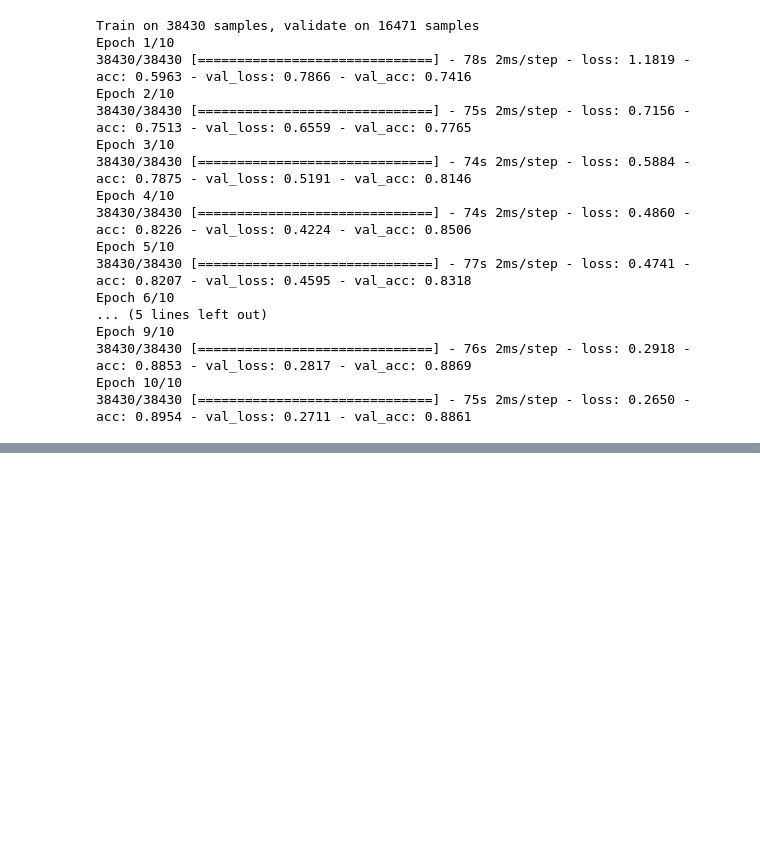
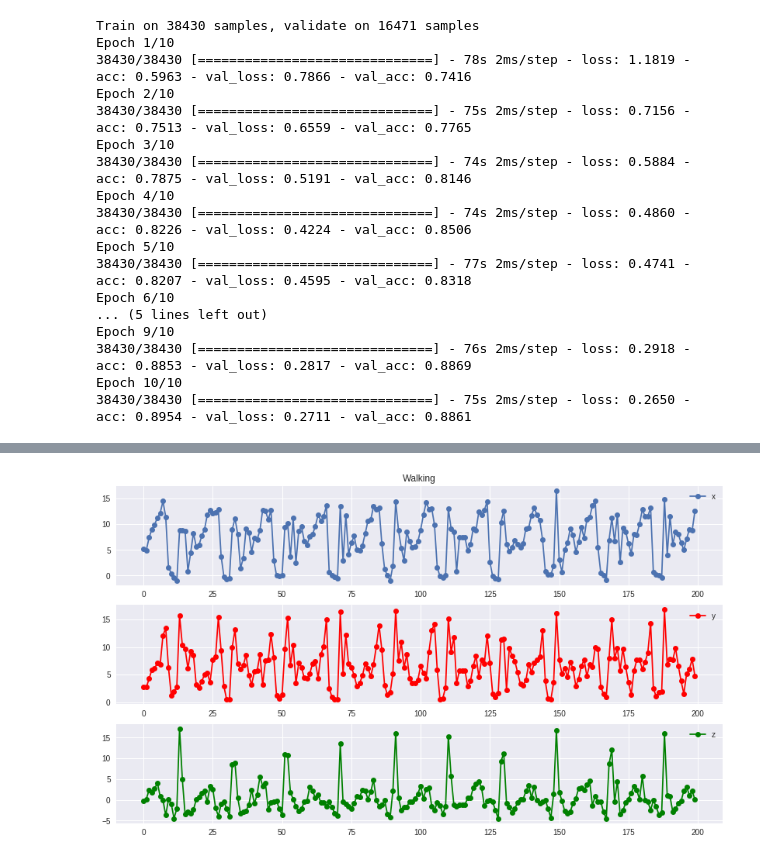
Before and after one commit to yoooni6/DL_keras_study2018, a Jupyter notebook: 2018_12_16/2018_12_16_HW_HAR_Classification.ipynb, the cells around one changed output, grey strips where cells are left out. Saved outputs shown, nothing was run; the diff lists cells and outputs as text; code cells hidden in the pictures; blank space fills up the shorter version.

```diff
--- a/2018_12_16/2018_12_16_HW_HAR_Classification.ipynb
+++ b/2018_12_16/2018_12_16_HW_HAR_Classification.ipynb
@@ -301,0 +325,31 @@ Epoch 10/10
+# %%
+data_gen = TimeseriesGenerator(np.array(new_df[['x-axis', 'y-axis', 'z-axis']]), np.repeat(0, len(new_df)),
+                               length=200, sampling_rate=1,
+                               stride = 20, batch_size = len(labels2))
+# %%
+x_all = data_gen[0][0]
+# %%
+y_all = np.asarray(pd.get_dummies(labels2), dtype = np.float32)
+# %%
+# train, test 로 데이터 나누기
+X_train, X_test, y_train, y_test = train_test_split(x_all, y_all, test_size=0.3, random_state=42)
+# %%
+idx = 0
+
+plt.figure(1)
+plt.subplot(311)
+plt.plot(X_train[idx, :, 0], 'o-')
+plt.legend('x', loc = 'upper right')
+plt.title(labels2[idx])
+
+plt.subplot(312)
+plt.plot(X_train[idx, :, 1], 'or-')
+plt.legend('y', loc = 'upper right')
+
+plt.subplot(313)
+plt.plot(X_train[idx, :, 2], 'og-')
+plt.legend('z', loc = 'upper right')
+
+plt.show()
+# %% [output]
+[figure, added]
```
Also changed, not shown: parts of 11 cells of this notebook, 1 other file.
